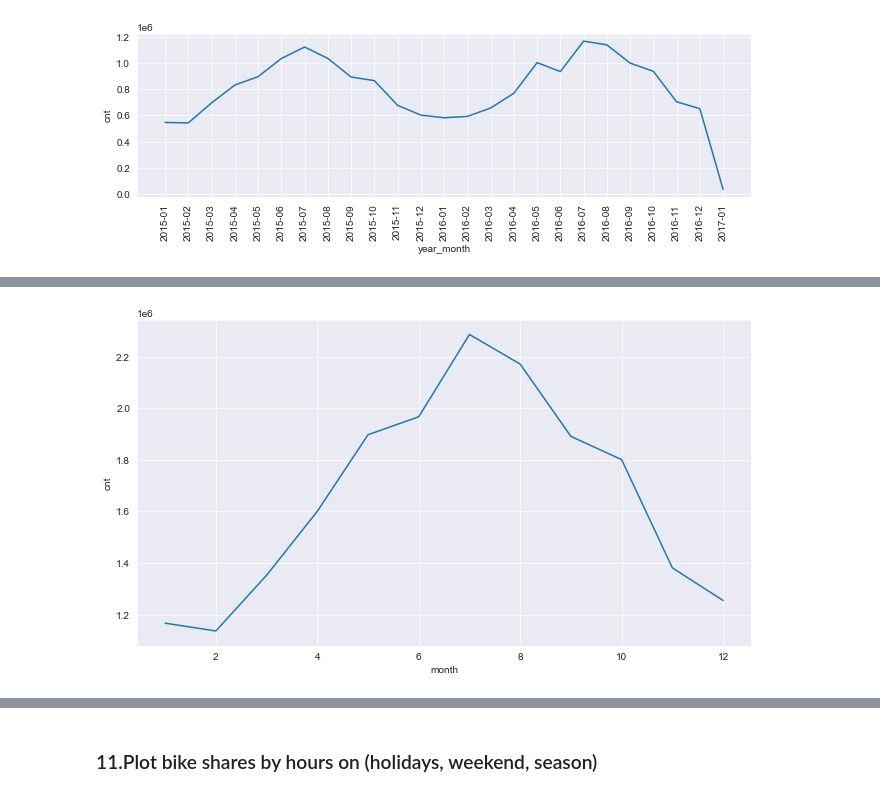
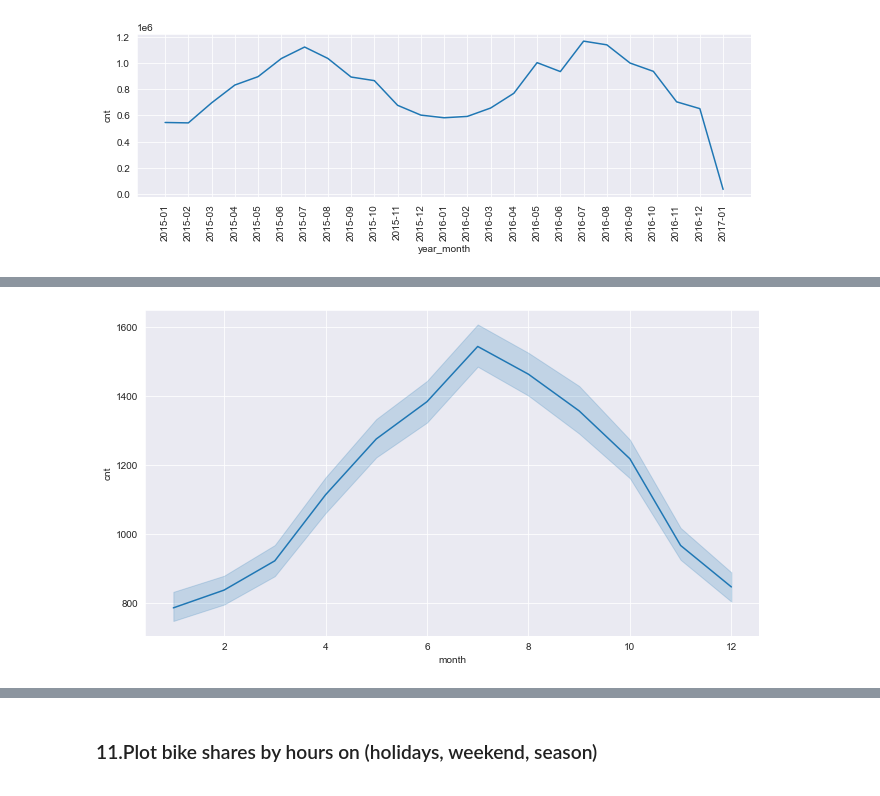
Before and after one commit to StephenKinggg/Data_Science_Course_Repo, a Jupyter notebook: 1. Projects_Assignment/8. DV_capstone_student.ipynb, the cells around one changed output, grey strips where cells are left out. Cells and saved outputs as stored; diff of their text form; code cells hidden in the pictures.

```diff
--- a/1. Projects_Assignment/8. DV_capstone_student.ipynb
+++ b/1. Projects_Assignment/8. DV_capstone_student.ipynb
@@ -443,11 +424,11 @@ mon
 # %%
 # with lineplot
 
 plt.figure(figsize=(11,6))
 
 # sns.lineplot(x=df.groupby("year_month").cnt.sum().index, y=df.groupby("year_month").cnt.sum().values)
-sns.lineplot(x="month", y="cnt", data=mon)
+sns.lineplot(x="month", y="cnt", data=df)
 
 plt.show()
 # %% [output]
-[figure, old version]
+[figure, new version]
```
Also changed, not shown: parts of 28 cells of this notebook, 2 other files.
